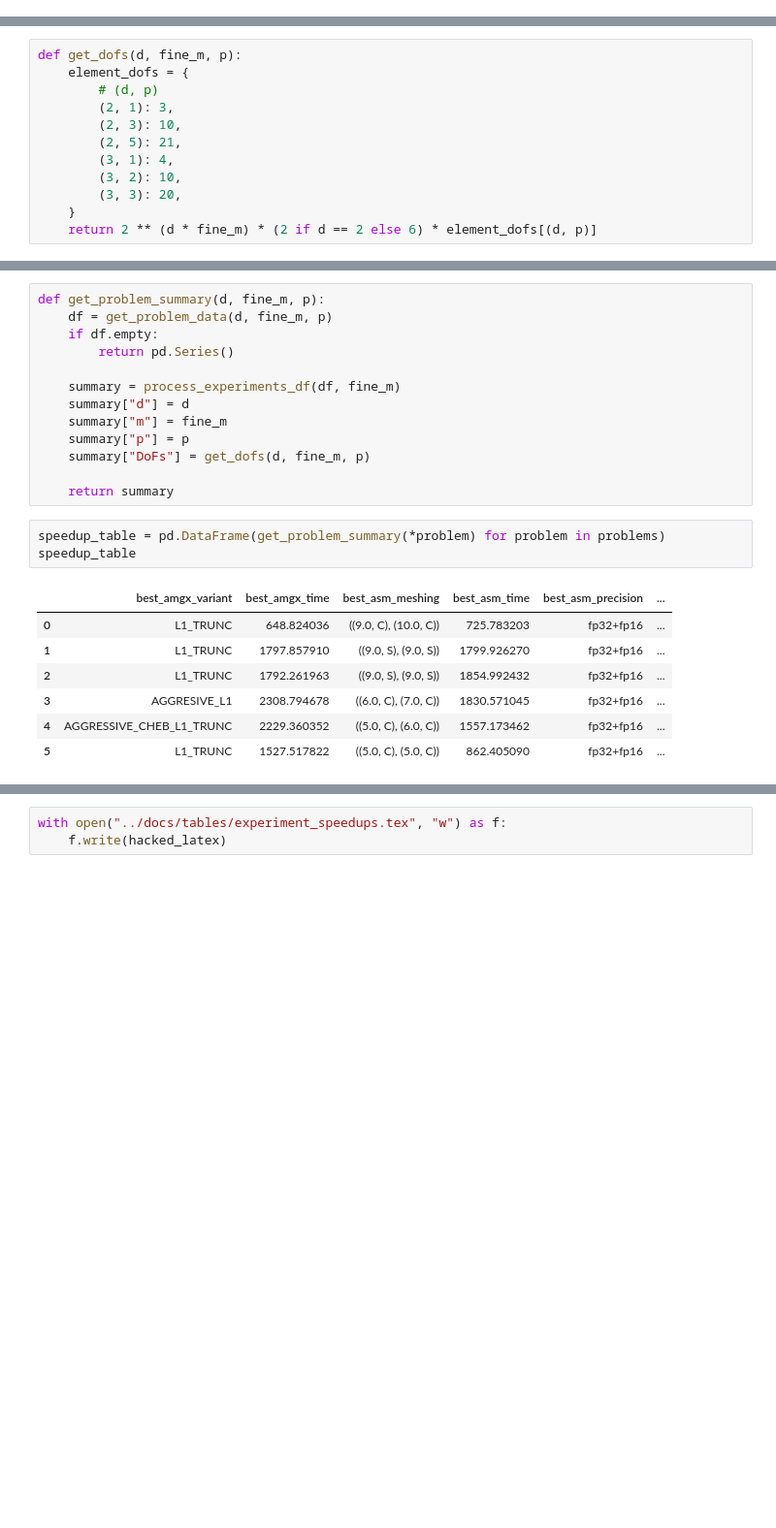
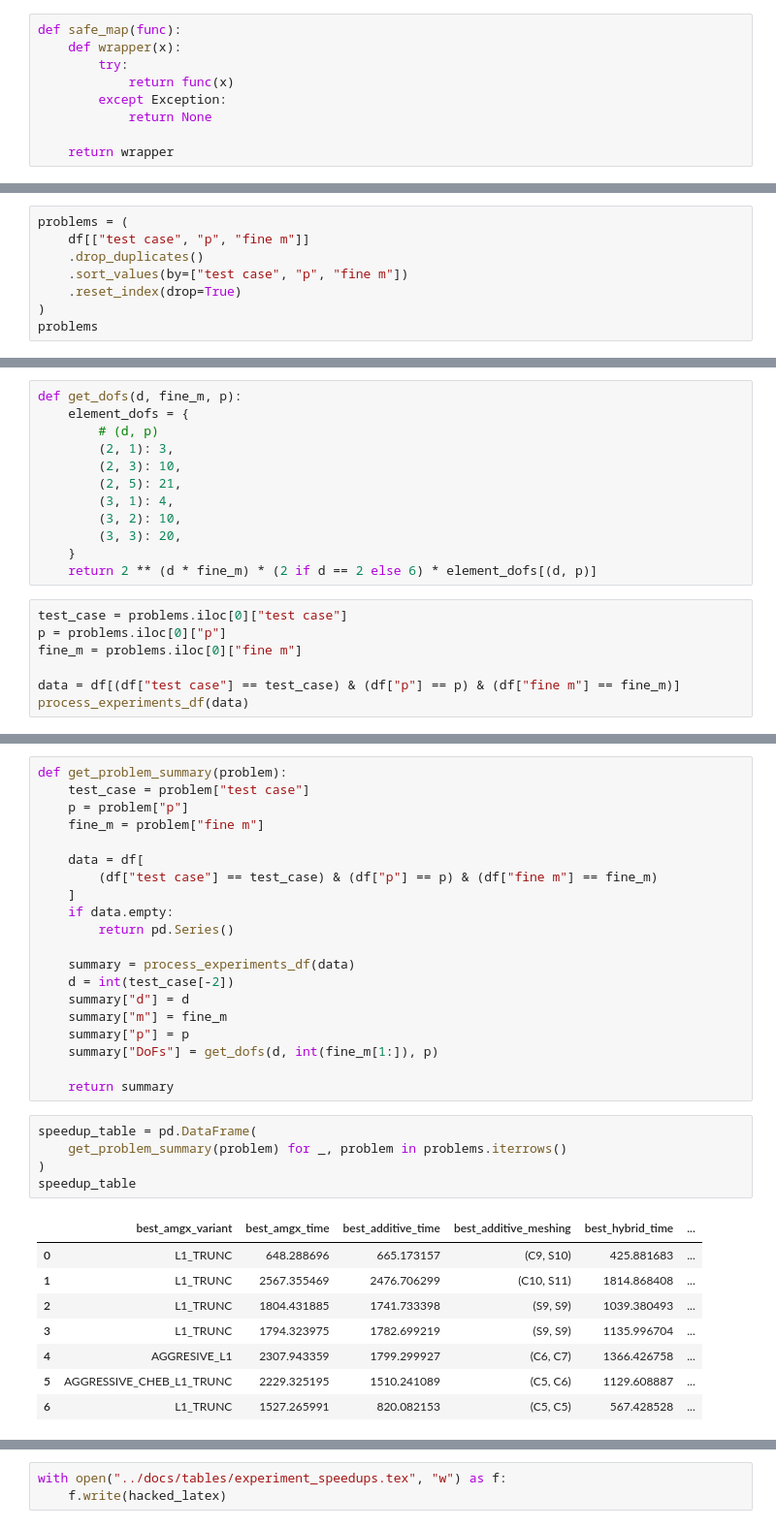
Before and after one commit to mgr0dzicki/dd-solvers, a Jupyter notebook: notebooks/best_comparison.ipynb, the cells around one changed output, grey strips where cells are left out. Shown: that part at 97% size. Drawn from its saved outputs; the diff is of its cells as text; blank space fills up the shorter version.

```diff
--- a/notebooks/best_comparison.ipynb
+++ b/notebooks/best_comparison.ipynb
@@ -35,0 +6,9 @@ for problem in problems:
+# %%
+def safe_map(func):
+    def wrapper(x):
+        try:
+            return func(x)
+        except Exception:
+            return None
+
+    return wrapper
@@ -35,0 +42,8 @@ for problem in problems:
+# %%
+problems = (
+    df[["test case", "p", "fine m"]]
+    .drop_duplicates()
+    .sort_values(by=["test case", "p", "fine m"])
+    .reset_index(drop=True)
+)
+problems
@@ -102,3 +137,10 @@ def get_dofs(d, fine_m, p):
         (3, 3): 20,
     }
     return 2 ** (d * fine_m) * (2 if d == 2 else 6) * element_dofs[(d, p)]
+# %%
+test_case = problems.iloc[0]["test case"]
+p = problems.iloc[0]["p"]
+fine_m = problems.iloc[0]["fine m"]
+
+data = df[(df["test case"] == test_case) & (df["p"] == p) & (df["fine m"] == fine_m)]
+process_experiments_df(data)
@@ -105,25 +155,35 @@ def get_dofs(d, fine_m, p):
 # %%
-def get_problem_summary(d, fine_m, p):
-    df = get_problem_data(d, fine_m, p)
-    if df.empty:
+def get_problem_summary(problem):
+    test_case = problem["test case"]
+    p = problem["p"]
+    fine_m = problem["fine m"]
+
+    data = df[
+        (df["test case"] == test_case) & (df["p"] == p) & (df["fine m"] == fine_m)
+    ]
+    if data.empty:
         return pd.Series()
 
-    summary = process_experiments_df(df, fine_m)
+    summary = process_experiments_df(data)
+    d = int(test_case[-2])
     summary["d"] = d
     summary["m"] = fine_m
     summary["p"] = p
-    summary["DoFs"] = get_dofs(d, fine_m, p)
+    summary["DoFs"] = get_dofs(d, int(fine_m[1:]), p)
 
     return summary
 # %%
-speedup_table = pd.DataFrame(get_problem_summary(*problem) for problem in problems)
+speedup_table = pd.DataFrame(
+    get_problem_summary(problem) for _, problem in problems.iterrows()
+)
 speedup_table
 # %% [output]
-|  | best_amgx_variant | best_amgx_time | best_asm_meshing | best_asm_time | best_asm_precision | ... |
-| 0 | L1_TRUNC | 648.824036 | ((9.0, C), (10.0, C)) | 725.783203 | fp32+fp16 | ... |
-| 1 | L1_TRUNC | 1797.857910 | ((9.0, S), (9.0, S)) | 1799.926270 | fp32+fp16 | ... |
-| 2 | L1_TRUNC | 1792.261963 | ((9.0, S), (9.0, S)) | 1854.992432 | fp32+fp16 | ... |
-| 3 | AGGRESIVE_L1 | 2308.794678 | ((6.0, C), (7.0, C)) | 1830.571045 | fp32+fp16 | ... |
-| 4 | AGGRESSIVE_CHEB_L1_TRUNC | 2229.360352 | ((5.0, C), (6.0, C)) | 1557.173462 | fp32+fp16 | ... |
-| 5 | L1_TRUNC | 1527.517822 | ((5.0, C), (5.0, C)) | 862.405090 | fp32+fp16 | ... |
+|  | best_amgx_variant | best_amgx_time | best_additive_time | best_additive_meshing | best_hybrid_time | ... |
+| 0 | L1_TRUNC | 648.288696 | 665.173157 | (C9, S10) | 425.881683 | ... |
+| 1 | L1_TRUNC | 2567.355469 | 2476.706299 | (C10, S11) | 1814.868408 | ... |
+| 2 | L1_TRUNC | 1804.431885 | 1741.733398 | (S9, S9) | 1039.380493 | ... |
+| 3 | L1_TRUNC | 1794.323975 | 1782.699219 | (S9, S9) | 1135.996704 | ... |
+| 4 | AGGRESIVE_L1 | 2307.943359 | 1799.299927 | (C6, C7) | 1366.426758 | ... |
+| 5 | AGGRESSIVE_CHEB_L1_TRUNC | 2229.325195 | 1510.241089 | (C5, C6) | 1129.608887 | ... |
+| 6 | L1_TRUNC | 1527.265991 | 820.082153 | (C5, C5) | 567.428528 | ... |
 # %%
```
Also changed, not shown: parts of 15 cells of this notebook, 4 other files.
